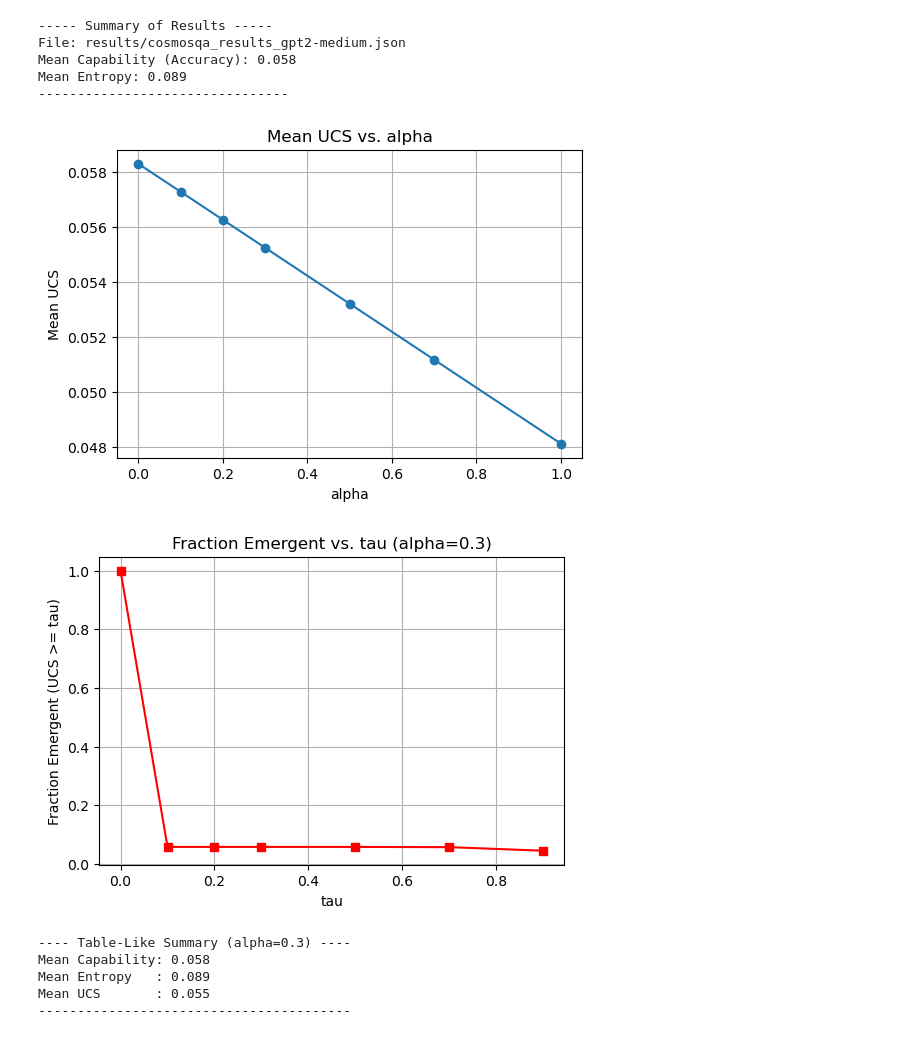
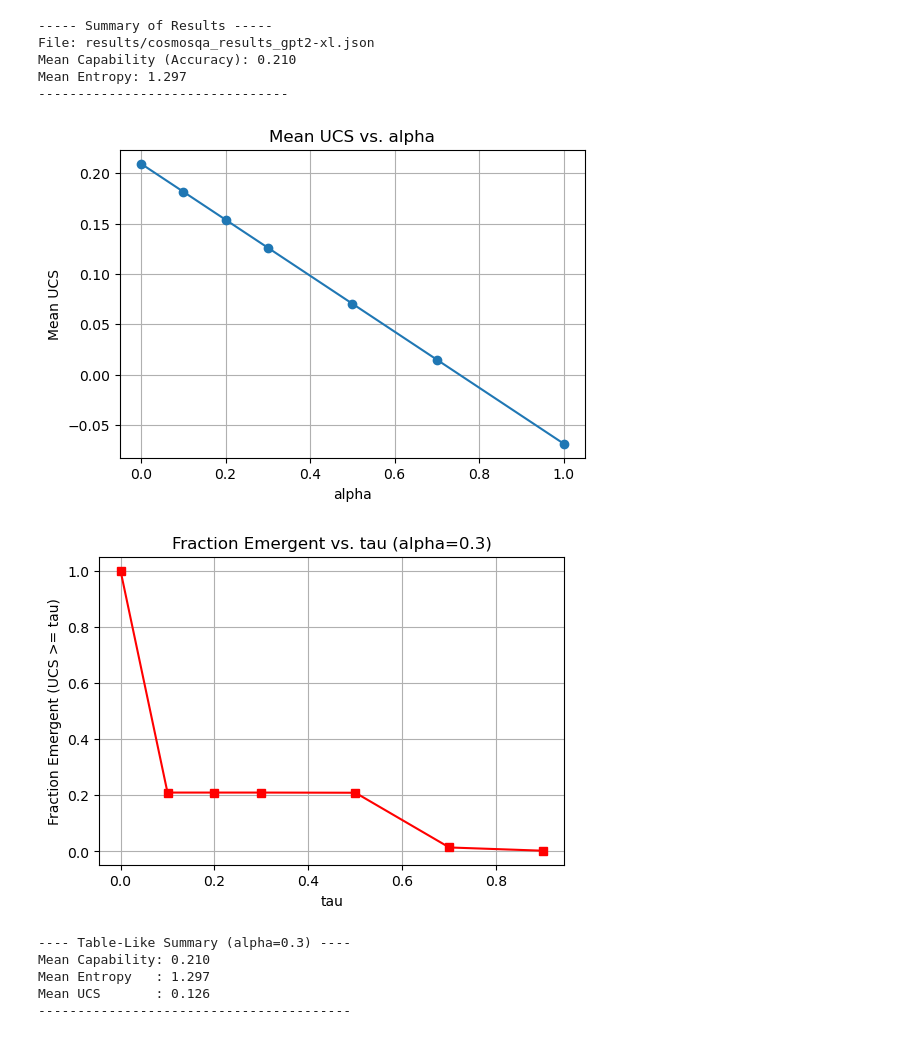
Before and after one commit to ENIGMA-KUN/EmergentCapabilities-Uncertainty-Aware-Capability-Manifolds-in-LLMs, a Jupyter notebook: analysis.ipynb, the cells around one changed output. Saved outputs shown, nothing was run; the diff lists cells and outputs as text; code cells hidden in the pictures.

Commit message:
Result Update

```diff
--- a/analysis.ipynb
+++ b/analysis.ipynb
@@ -73,7 +73,7 @@ def fraction_above_threshold(values, tau):
 ###############################################################################
 
 # 3.1 Specify the path to your JSON results
-results_json_path = "results/cosmosqa_results_gpt2-medium.json"  # <--- CHANGE THIS as needed
+results_json_path = "results/cosmosqa_results_gpt2-xl.json"  # <--- CHANGE THIS as needed
 
 # 3.2 Load & Summarize
 if not os.path.exists(results_json_path):
@@ -110,46 +110,46 @@ else:
 
 
     # SAVE to results/figures
-    plt.savefig("results/figures/ucs_vs_alpha_QA_gpt2-medium.png", dpi=300)
+    plt.savefig("results/figures/ucs_vs_alpha_QA_gpt2-xl.png", dpi=300)
     plt.show()
 
     # 3.4 Tau Sweep for Emergence Fraction
     taus = [0.0, 0.1, 0.2, 0.3, 0.5, 0.7, 0.9]
     alpha_for_tau = 0.3  # example
     ucs_array = compute_ucs(capabilities, entropies, alpha=alpha_for_tau)
 
     frac_list = []
     for t in taus:
         frac = fraction_above_threshold(ucs_array, t)
         frac_list.append(frac)
 
     plt.figure(figsize=(6,4))
     plt.plot(taus, frac_list, marker='s', color='red')
     plt.title(f"Fraction Emergent vs. tau (alpha={alpha_for_tau})")
     plt.xlabel("tau")
     plt.ylabel("Fraction Emergent (UCS >= tau)")
     plt.grid(True)
 
-    plt.savefig("results/figures/fraction_emergent_vs_tau_QA_gpt2-medium.png", dpi=300)
+    plt.savefig("results/figures/fraction_emergent_vs_tau_QA_gpt2-xl.png", dpi=300)
     plt.show()
 
     # 3.5 Print Table-Like Output for alpha=0.3
     mean_ucs_alpha03 = np.mean(ucs_array)
     print("\n---- Table-Like Summary (alpha=0.3) ----")
     print(f"Mean Capability: {mean_capability:.3f}")
     print(f"Mean Entropy   : {mean_entropy:.3f}")
     print(f"Mean UCS       : {mean_ucs_alpha03:.3f}")
     print("----------------------------------------")
 # %% [output]
 ----- Summary of Results -----
-File: results/cosmosqa_results_gpt2-medium.json
-Mean Capability (Accuracy): 0.058
-Mean Entropy: 0.089
+File: results/cosmosqa_results_gpt2-xl.json
+Mean Capability (Accuracy): 0.210
+Mean Entropy: 1.297
 --------------------------------
-[figure, old version]
+[figure, new version]
-[figure, old version]
+[figure, new version]
 ---- Table-Like Summary (alpha=0.3) ----
-Mean Capability: 0.058
-Mean Entropy   : 0.089
-Mean UCS       : 0.055
+Mean Capability: 0.210
+Mean Entropy   : 1.297
+Mean UCS       : 0.126
 ----------------------------------------
```
Also changed, not shown: 8 other files.
